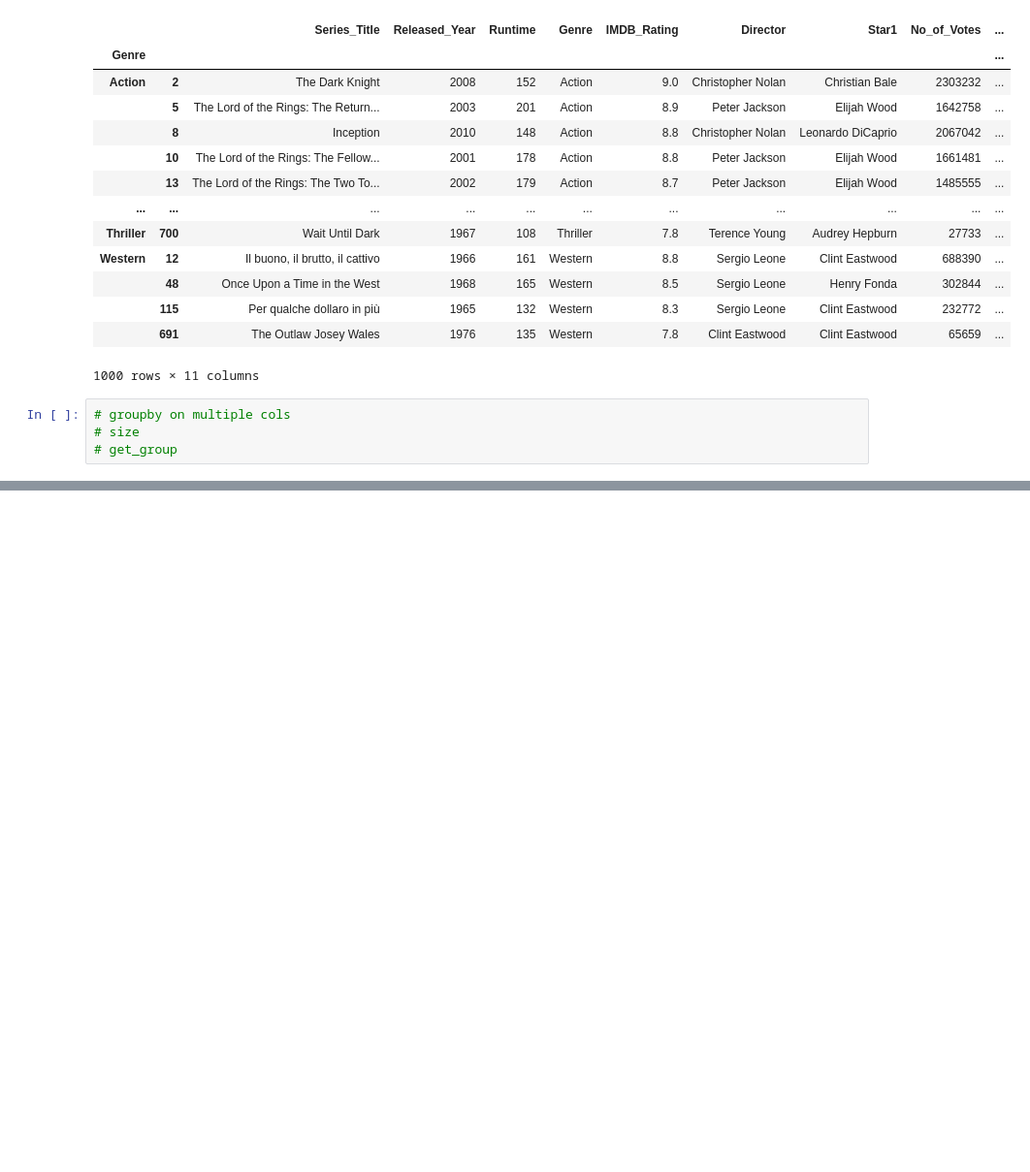
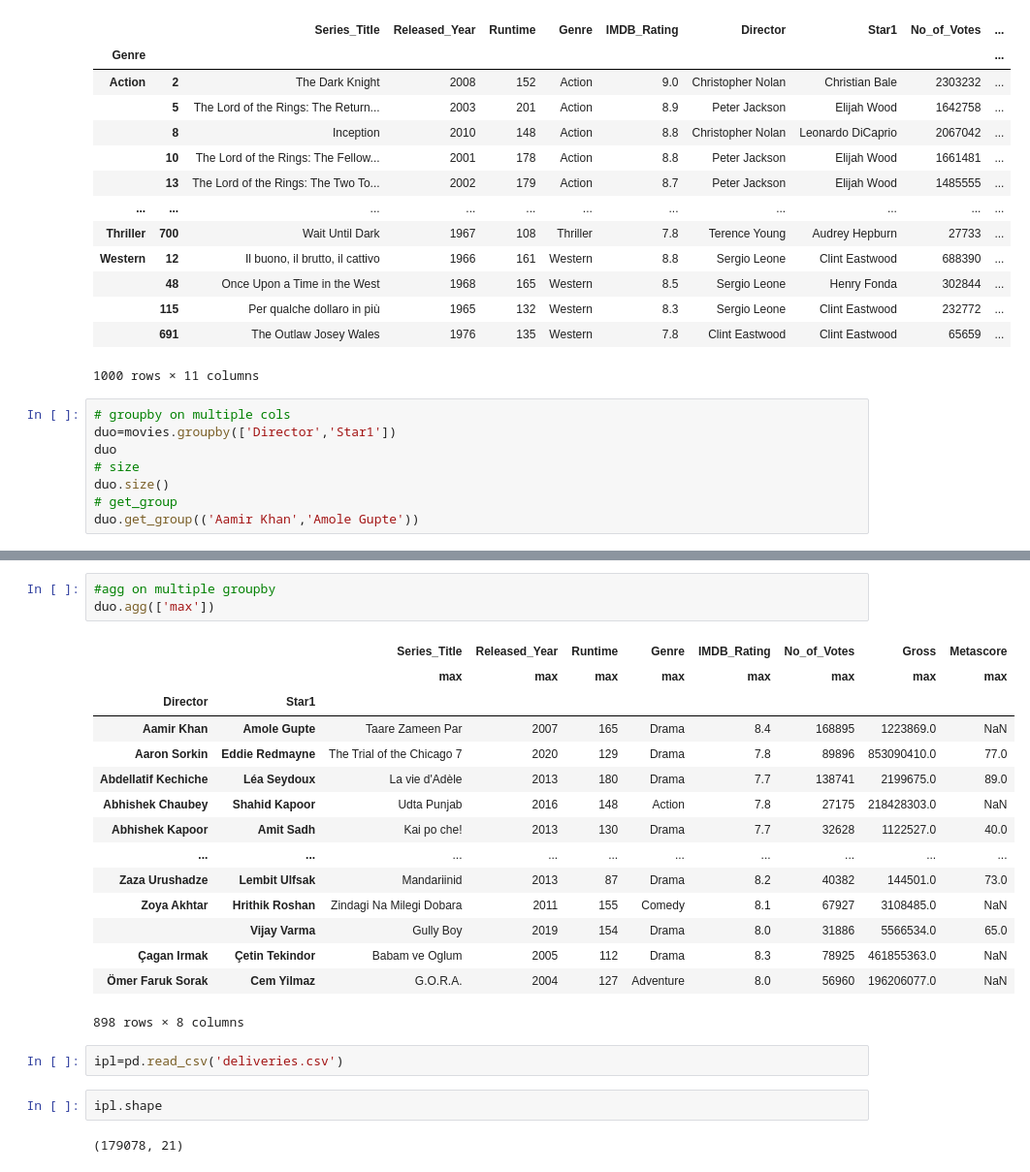
Before and after one commit to Jitudebnath/python, a Jupyter notebook: PANDAS/groupbyobject.ipynb, the cells around one changed output, grey strips where cells are left out. Shown at 97% size. Drawn from its saved outputs; the diff is of its cells as text; blank space fills up the shorter version.

Commit message:
groupby_pandas

```diff
--- a/PANDAS/groupbyobject.ipynb
+++ b/PANDAS/groupbyobject.ipynb
@@ -512,5 +512,9 @@ genres.apply(normal)
 1000 rows × 11 columns
 # %%
 # groupby on multiple cols
+duo=movies.groupby(['Director','Star1'])
+duo
 # size
+duo.size()
 # get_group
+duo.get_group(('Aamir Khan','Amole Gupte'))
@@ -516,0 +537,25 @@ genres.apply(normal)
+# %%
+#agg on multiple groupby
+duo.agg(['max'])
+# %% [output]
+|  |  | Series_Title | Released_Year | Runtime | Genre | IMDB_Rating | No_of_Votes | Gross | Metascore |
+|  |  | max | max | max | max | max | max | max | max |
+| Director | Star1 |  |  |  |  |  |  |  |  |
+| Aamir Khan | Amole Gupte | Taare Zameen Par | 2007 | 165 | Drama | 8.4 | 168895 | 1223869.0 | NaN |
+| Aaron Sorkin | Eddie Redmayne | The Trial of the Chicago 7 | 2020 | 129 | Drama | 7.8 | 89896 | 853090410.0 | 77.0 |
+| Abdellatif Kechiche | Léa Seydoux | La vie d'Adèle | 2013 | 180 | Drama | 7.7 | 138741 | 2199675.0 | 89.0 |
+| Abhishek Chaubey | Shahid Kapoor | Udta Punjab | 2016 | 148 | Action | 7.8 | 27175 | 218428303.0 | NaN |
+| Abhishek Kapoor | Amit Sadh | Kai po che! | 2013 | 130 | Drama | 7.7 | 32628 | 1122527.0 | 40.0 |
+| ... | ... | ... | ... | ... | ... | ... | ... | ... | ... |
+| Zaza Urushadze | Lembit Ulfsak | Mandariinid | 2013 | 87 | Drama | 8.2 | 40382 | 144501.0 | 73.0 |
+| Zoya Akhtar | Hrithik Roshan | Zindagi Na Milegi Dobara | 2011 | 155 | Comedy | 8.1 | 67927 | 3108485.0 | NaN |
+|  | Vijay Varma | Gully Boy | 2019 | 154 | Drama | 8.0 | 31886 | 5566534.0 | 65.0 |
+| Çagan Irmak | Çetin Tekindor | Babam ve Oglum | 2005 | 112 | Drama | 8.3 | 78925 | 461855363.0 | NaN |
+| Ömer Faruk Sorak | Cem Yilmaz | G.O.R.A. | 2004 | 127 | Adventure | 8.0 | 56960 | 196206077.0 | NaN |
+898 rows × 8 columns
+# %%
+ipl=pd.read_csv('deliveries.csv')
+# %%
+ipl.shape
+# %% [output]
+(179078, 21)
```
Also changed, not shown: parts of 13 cells of this notebook.
